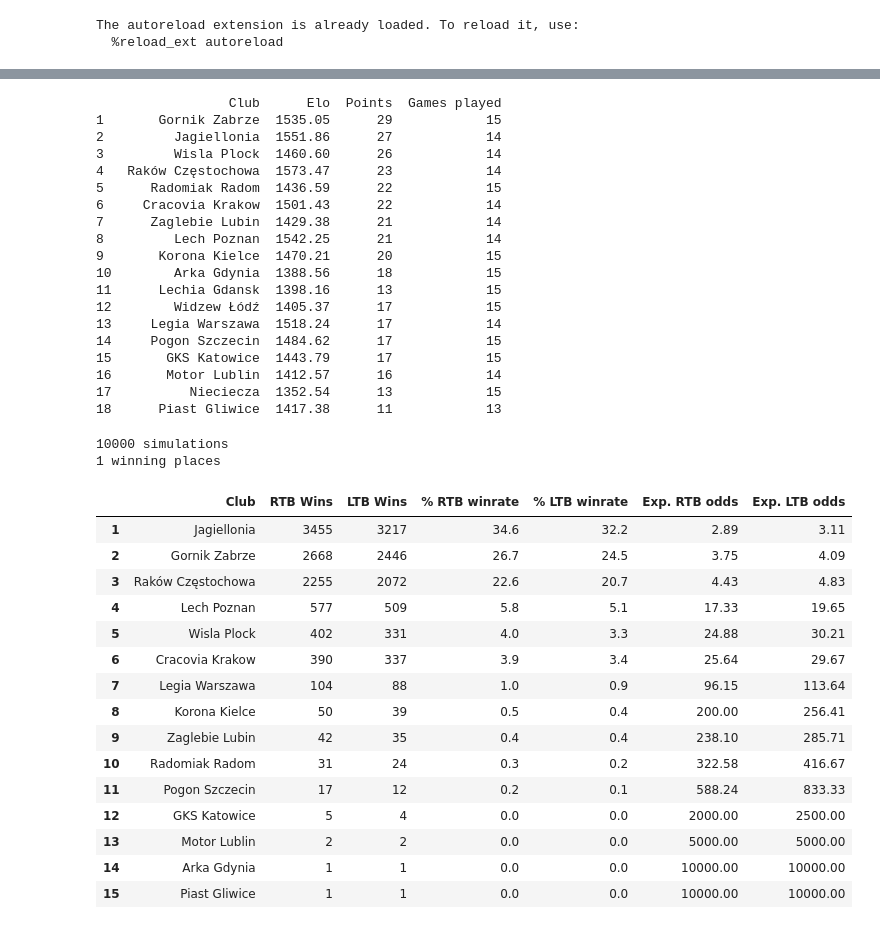
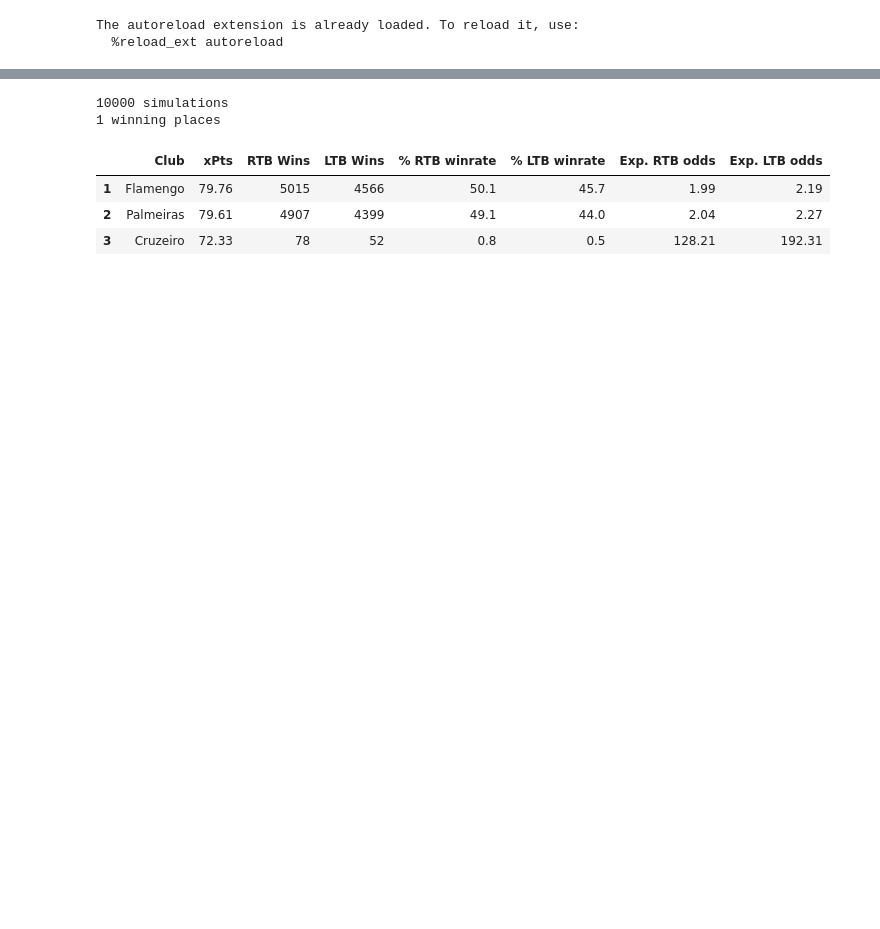
Before and after one commit to Michal-Zablocki/outrights-pred, a Jupyter notebook: working_version.ipynb, the cells around one changed output, grey strips where cells are left out. Cells and saved outputs as stored; diff of their text form; code cells hidden in the pictures; blank space fills up the shorter version.

```diff
--- a/working_version.ipynb
+++ b/working_version.ipynb
@@ -13,3 +13,11 @@ from helpers import *
 from regression import *
 # %%
 ELO_DATE = '2025-11-10'
+NUMBER_OF_SIMS = 10000
+LEAGUE_ID = 71
+SEASON = 2025
+HEAD_SIZE = 24
+COUNTRY_CODE_ELO = None
+COUNTRY_CODE_API = 'BRA'
+STDEV = 0
+UPDATE_FIXTURES = False
@@ -61,4 +84,4 @@ dtype: object
 # %%
-standings_df = build_historical_standings_table_after_at_most_n_rounds(league_id=106, season=2025, country_code_elo=None, country_code_api='POL', elo_date=ELO_DATE)
-standings_df.head(20)
+standings_df = build_historical_standings_table_after_at_most_n_rounds(league_id=LEAGUE_ID, season=SEASON, country_code_elo=COUNTRY_CODE_ELO, country_code_api=COUNTRY_CODE_API, elo_date=ELO_DATE, update_fixtures=UPDATE_FIXTURES)
+standings_df.head(HEAD_SIZE)
 # %% [output]
@@ -149,41 +155,11 @@ float(round(sample_season['Points'].sum() / sample_season['Games played'].sum(),
 # %%
-results = run_multiple_sims(league_id=106, season=2025, country_code_elo=None, country_code_api='POL', elo_date=ELO_DATE, number_of_sims=NUMBER_OF_SIMS, number_of_winning_places=1, stdev=20, standings_df=standings_df)
-results.head(20)
+# top 1
+results = run_multiple_sims(league_id=LEAGUE_ID, season=SEASON, country_code_elo=COUNTRY_CODE_ELO, country_code_api=COUNTRY_CODE_API, elo_date=ELO_DATE, number_of_sims=NUMBER_OF_SIMS, number_of_winning_places=1, stdev=STDEV, standings_df=standings_df, update_fixtures=UPDATE_FIXTURES)
+results.head(HEAD_SIZE)
 # %% [output]
-                 Club      Elo  Points  Games played
-1       Gornik Zabrze  1535.05      29            15
-2         Jagiellonia  1551.86      27            14
-3         Wisla Plock  1460.60      26            14
-4   Raków Częstochowa  1573.47      23            14
-5      Radomiak Radom  1436.59      22            15
-6     Cracovia Krakow  1501.43      22            14
-7      Zaglebie Lubin  1429.38      21            14
-8         Lech Poznan  1542.25      21            14
-9       Korona Kielce  1470.21      20            15
-10        Arka Gdynia  1388.56      18            15
-11      Lechia Gdansk  1398.16      13            15
-12        Widzew Łódź  1405.37      17            15
-13     Legia Warszawa  1518.24      17            14
-14     Pogon Szczecin  1484.62      17            15
-15       GKS Katowice  1443.79      17            15
-16       Motor Lublin  1412.57      16            14
-17          Nieciecza  1352.54      13            15
-18      Piast Gliwice  1417.38      11            13
+10000 simulations
+1 winning places
-10000 simulations
-1 winning places
-|  | Club | RTB Wins | LTB Wins | % RTB winrate | % LTB winrate | Exp. RTB odds | Exp. LTB odds |
-| 1 | Jagiellonia | 3455 | 3217 | 34.6 | 32.2 | 2.89 | 3.11 |
-| 2 | Gornik Zabrze | 2668 | 2446 | 26.7 | 24.5 | 3.75 | 4.09 |
-| 3 | Raków Częstochowa | 2255 | 2072 | 22.6 | 20.7 | 4.43 | 4.83 |
-| 4 | Lech Poznan | 577 | 509 | 5.8 | 5.1 | 17.33 | 19.65 |
-| 5 | Wisla Plock | 402 | 331 | 4.0 | 3.3 | 24.88 | 30.21 |
-| 6 | Cracovia Krakow | 390 | 337 | 3.9 | 3.4 | 25.64 | 29.67 |
-| 7 | Legia Warszawa | 104 | 88 | 1.0 | 0.9 | 96.15 | 113.64 |
-| 8 | Korona Kielce | 50 | 39 | 0.5 | 0.4 | 200.00 | 256.41 |
-| 9 | Zaglebie Lubin | 42 | 35 | 0.4 | 0.4 | 238.10 | 285.71 |
-| 10 | Radomiak Radom | 31 | 24 | 0.3 | 0.2 | 322.58 | 416.67 |
-| 11 | Pogon Szczecin | 17 | 12 | 0.2 | 0.1 | 588.24 | 833.33 |
-| 12 | GKS Katowice | 5 | 4 | 0.0 | 0.0 | 2000.00 | 2500.00 |
-| 13 | Motor Lublin | 2 | 2 | 0.0 | 0.0 | 5000.00 | 5000.00 |
-| 14 | Arka Gdynia | 1 | 1 | 0.0 | 0.0 | 10000.00 | 10000.00 |
-| 15 | Piast Gliwice | 1 | 1 | 0.0 | 0.0 | 10000.00 | 10000.00 |
+|  | Club | xPts | RTB Wins | LTB Wins | % RTB winrate | % LTB winrate | Exp. RTB odds | Exp. LTB odds |
+| 1 | Flamengo | 79.76 | 5015 | 4566 | 50.1 | 45.7 | 1.99 | 2.19 |
+| 2 | Palmeiras | 79.61 | 4907 | 4399 | 49.1 | 44.0 | 2.04 | 2.27 |
+| 3 | Cruzeiro | 72.33 | 78 | 52 | 0.8 | 0.5 | 128.21 | 192.31 |
```
Also changed, not shown: parts of 13 cells of this notebook, 8 other files.
